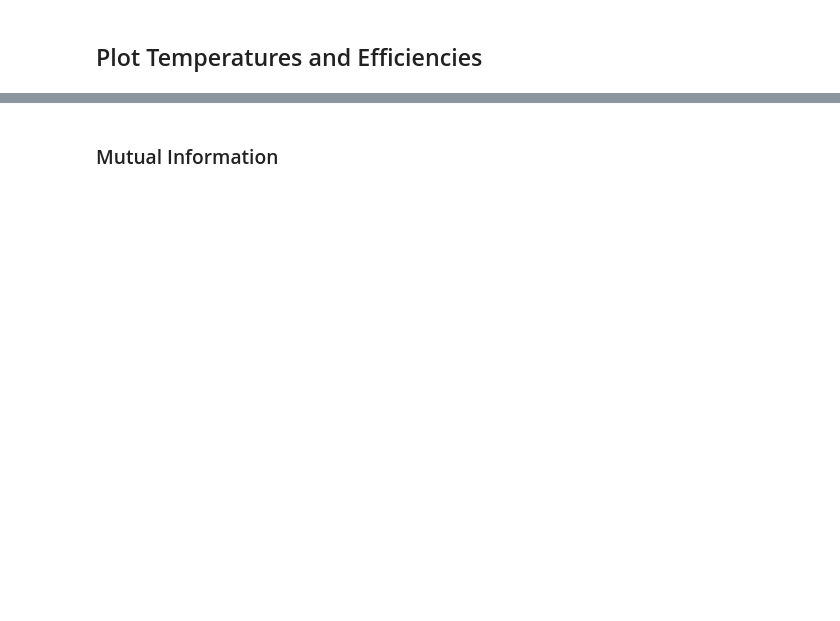
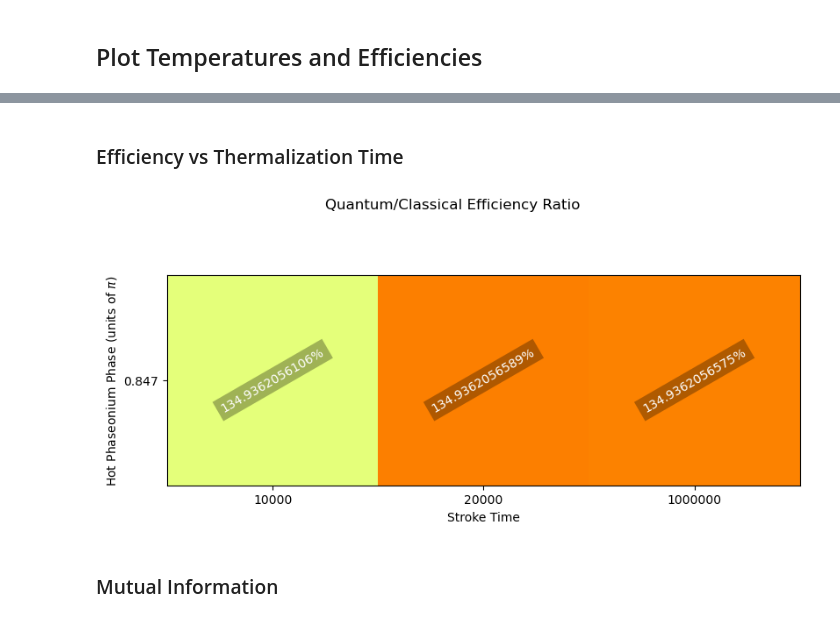
Before and after one commit to fedesss98/phaseonium-thermodynamics, a Jupyter notebook: julia/11-compare-simulations.ipynb, the cells around one changed output, grey strips where cells are left out. Drawn from its saved outputs; the diff is of its cells as text; code cells hidden in the pictures; blank space fills up the shorter version.

```diff
--- a/julia/11-compare-simulations.ipynb
+++ b/julia/11-compare-simulations.ipynb
@@ -658,3 +709,19 @@ for i in range(Y.shape[0]):
+# %% [markdown]
+### Efficiency vs Thermalization Time
+# %%
+filtered_df = filter_df(df_simulations,
+                        [("cavity1", "compressing_force"), 2.0],
+                        [("cavity2", "compressing_force"), 2.0],
+                        [("phaseonium", "phi_hot"), 1.18],
+                        [("phaseonium", "phi_cold"), 40.0],
+                        )
+pivot_table, names_table = make_pivot_table(filtered_df, "phaseonium_phi_hot", "stroke_time_isochore", f"gain")
+fig, _ = plot_efficiency_scores(pivot_table, precision=10, xlabel="Stroke Time", ylabel="Hot Phaseonium Phase (units of $\\pi$)")
+
+fig.savefig(ROOT.parent / "img/efficiency_scores_thermalization.png")
+fig.savefig(ROOT.parent / "img/efficiency_scores_thermalization.pdf")
+# %% [output]
+[figure, added]
 # %% [markdown]
 ### Mutual Information
 # %%
```
Also changed, not shown: parts of 22 cells of this notebook, 1 other file.
